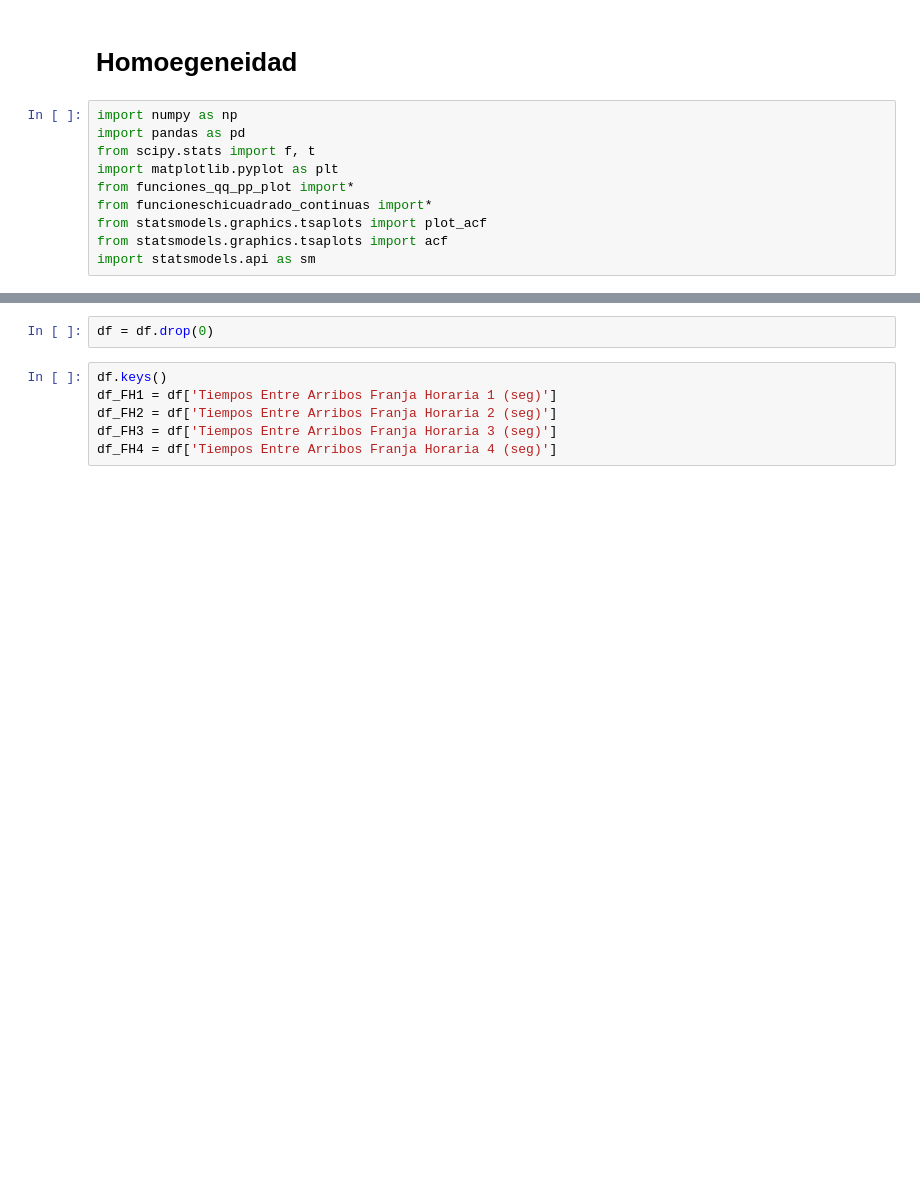
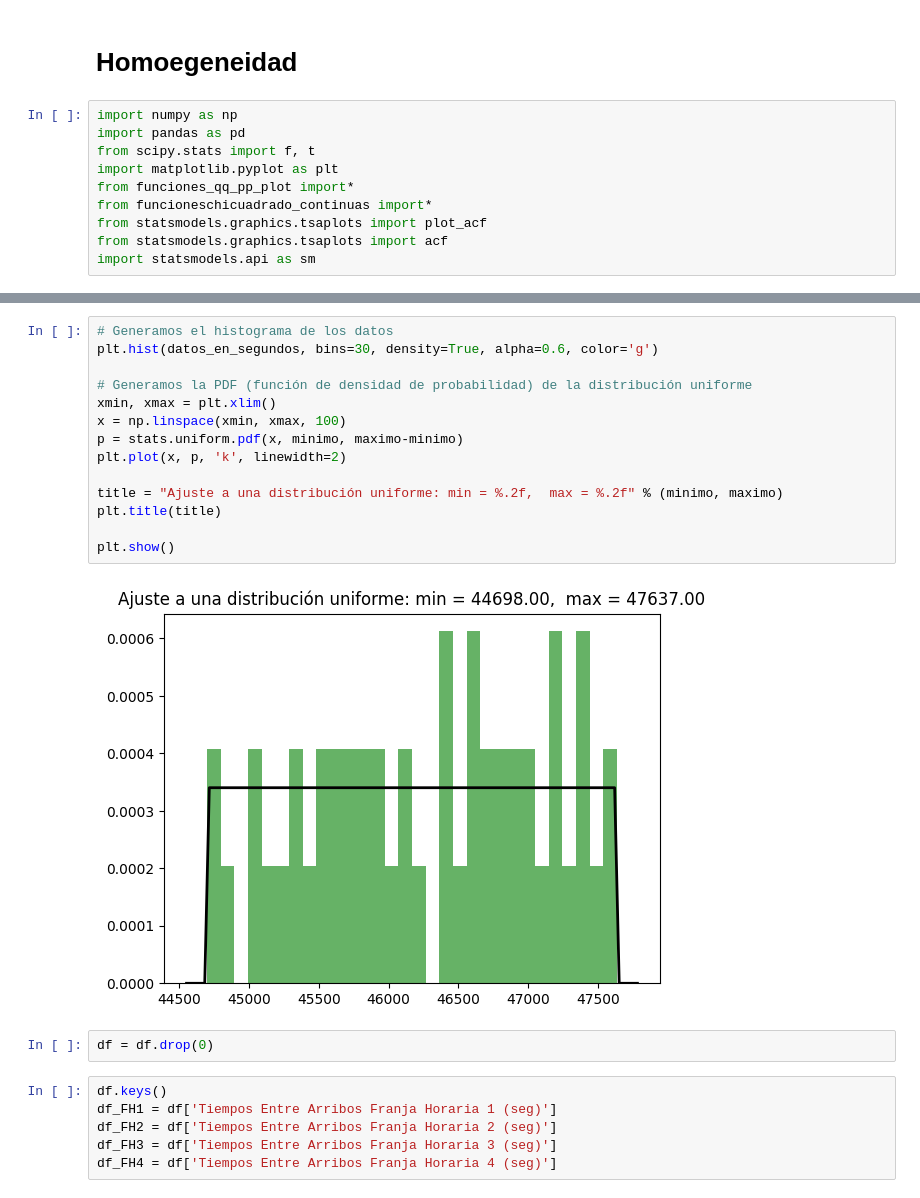
Before and after one commit to Tomas1307/simu, a Jupyter notebook: Proyecto/tareaMagistral.ipynb, the cells around one changed output, grey strips where cells are left out. Saved outputs shown, nothing was run; the diff lists cells and outputs as text; blank space fills up the shorter version.

```diff
--- a/Proyecto/tareaMagistral.ipynb
+++ b/Proyecto/tareaMagistral.ipynb
@@ -15,3 +149,19 @@ df = pd.read_excel("TiemposArribos.xlsx")
+# %%
+# Generamos el histograma de los datos
+plt.hist(datos_en_segundos, bins=30, density=True, alpha=0.6, color='g')
+
+# Generamos la PDF (función de densidad de probabilidad) de la distribución uniforme
+xmin, xmax = plt.xlim()
+x = np.linspace(xmin, xmax, 100)
+p = stats.uniform.pdf(x, minimo, maximo-minimo)
+plt.plot(x, p, 'k', linewidth=2)
+
+title = "Ajuste a una distribución uniforme: min = %.2f,  max = %.2f" % (minimo, maximo)
+plt.title(title)
+
+plt.show()
+# %% [output]
+[figure, added]
 # %%
 df = df.drop(0)
 # %%
```
Also changed, not shown: parts of 13 cells of this notebook, 6 other files.
